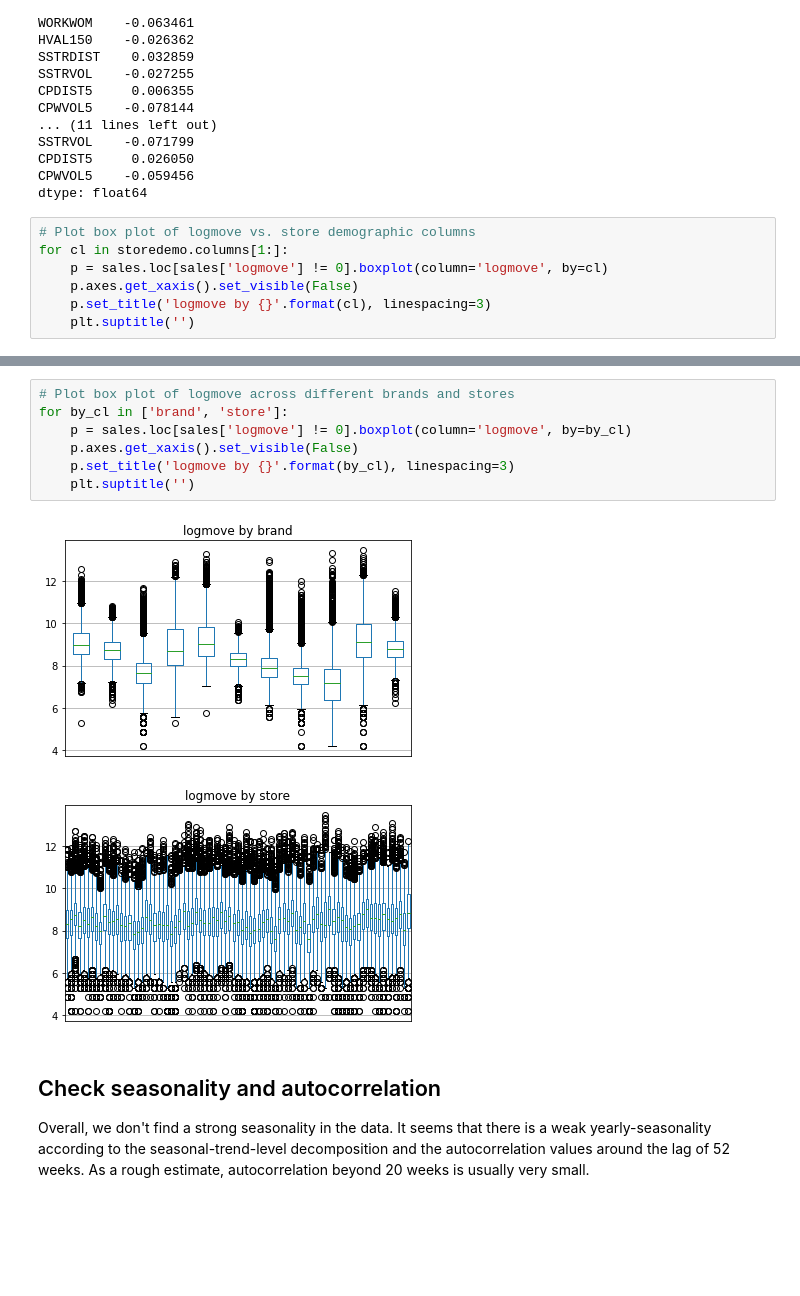
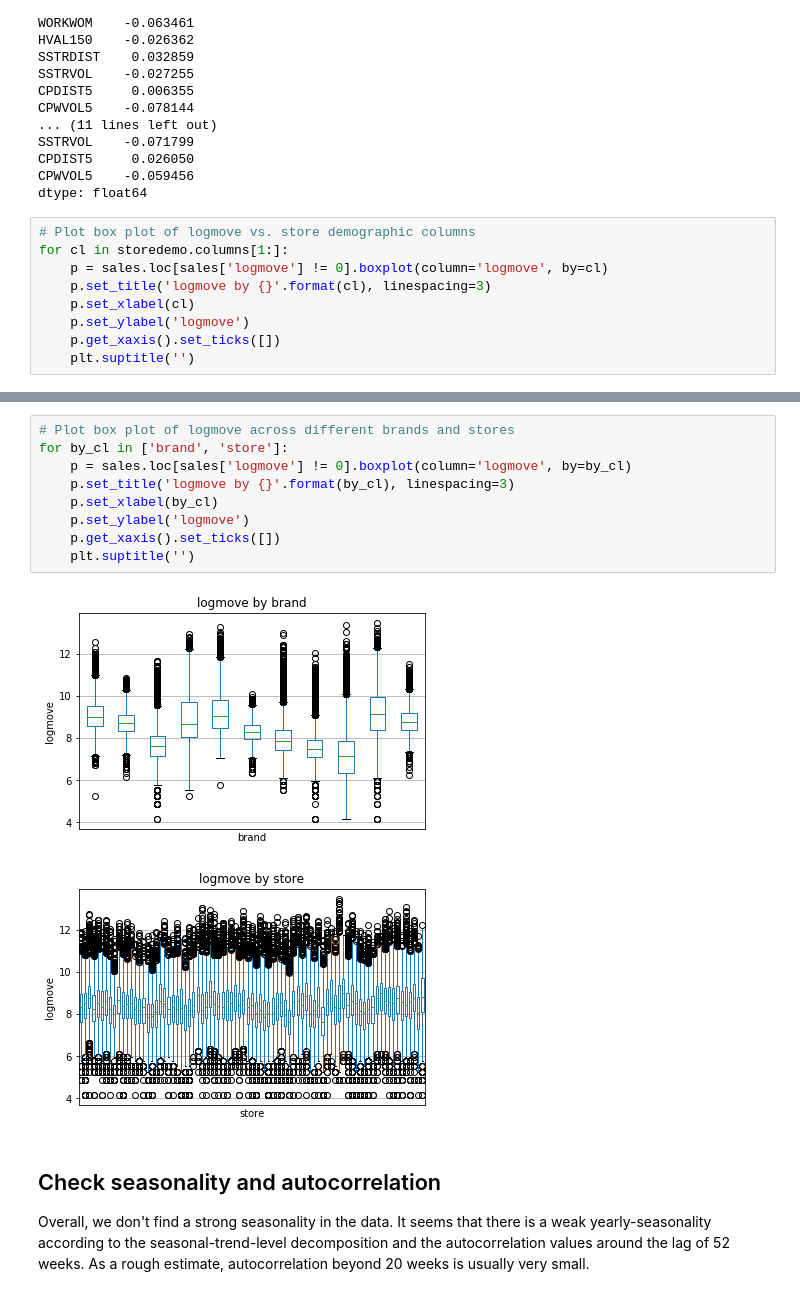
Before and after one commit to sdonohoo/forecasting, a Jupyter notebook: retail_sales/OrangeJuice_Pt_3Weeks_Weekly/data_explore/explore_oj_data_python.ipynb, the cells around one changed output, grey strips where cells are left out. Cells and saved outputs as stored; diff of their text form; blank space fills up the shorter version.

```diff
--- a/retail_sales/OrangeJuice_Pt_3Weeks_Weekly/data_explore/explore_oj_data_python.ipynb
+++ b/retail_sales/OrangeJuice_Pt_3Weeks_Weekly/data_explore/explore_oj_data_python.ipynb
@@ -183,7 +183,9 @@ dtype: float64
 # Plot box plot of logmove vs. store demographic columns
 for cl in storedemo.columns[1:]:
     p = sales.loc[sales['logmove'] != 0].boxplot(column='logmove', by=cl)
-    p.axes.get_xaxis().set_visible(False)
     p.set_title('logmove by {}'.format(cl), linespacing=3)
+    p.set_xlabel(cl)
+    p.set_ylabel('logmove')
+    p.get_xaxis().set_ticks([])
     plt.suptitle('')
 # %% [output]
@@ -201,13 +203,15 @@ for cl in storedemo.columns[1:]:
 # %%
 # Plot box plot of logmove across different brands and stores
 for by_cl in ['brand', 'store']:
     p = sales.loc[sales['logmove'] != 0].boxplot(column='logmove', by=by_cl)
-    p.axes.get_xaxis().set_visible(False)
     p.set_title('logmove by {}'.format(by_cl), linespacing=3)
+    p.set_xlabel(by_cl)
+    p.set_ylabel('logmove')
+    p.get_xaxis().set_ticks([])
     plt.suptitle('')
 # %% [output]
-[figure, old version]
+[figure, new version]
-[figure, old version]
+[figure, new version]
 # %% [markdown]
 ## Check seasonality and autocorrelation
 
```
Also changed, not shown: parts of 8 cells of this notebook.
